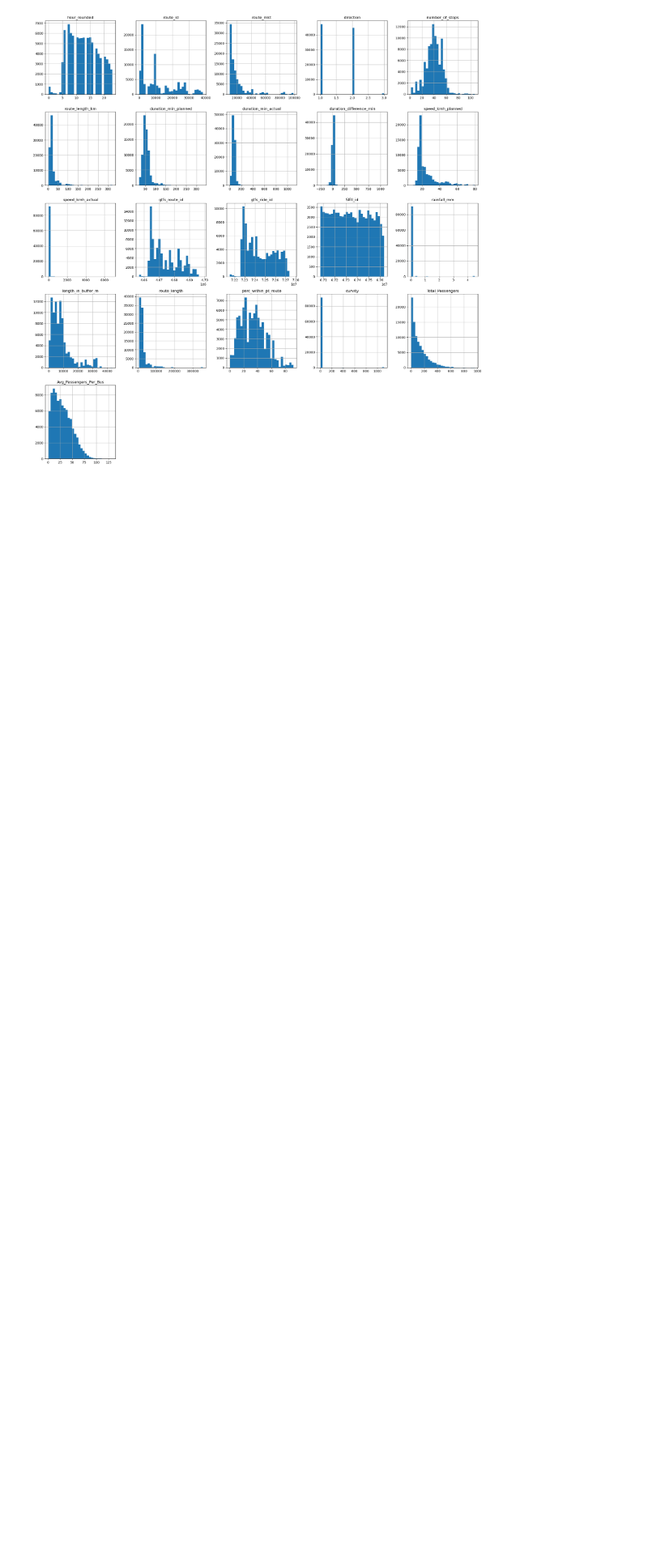
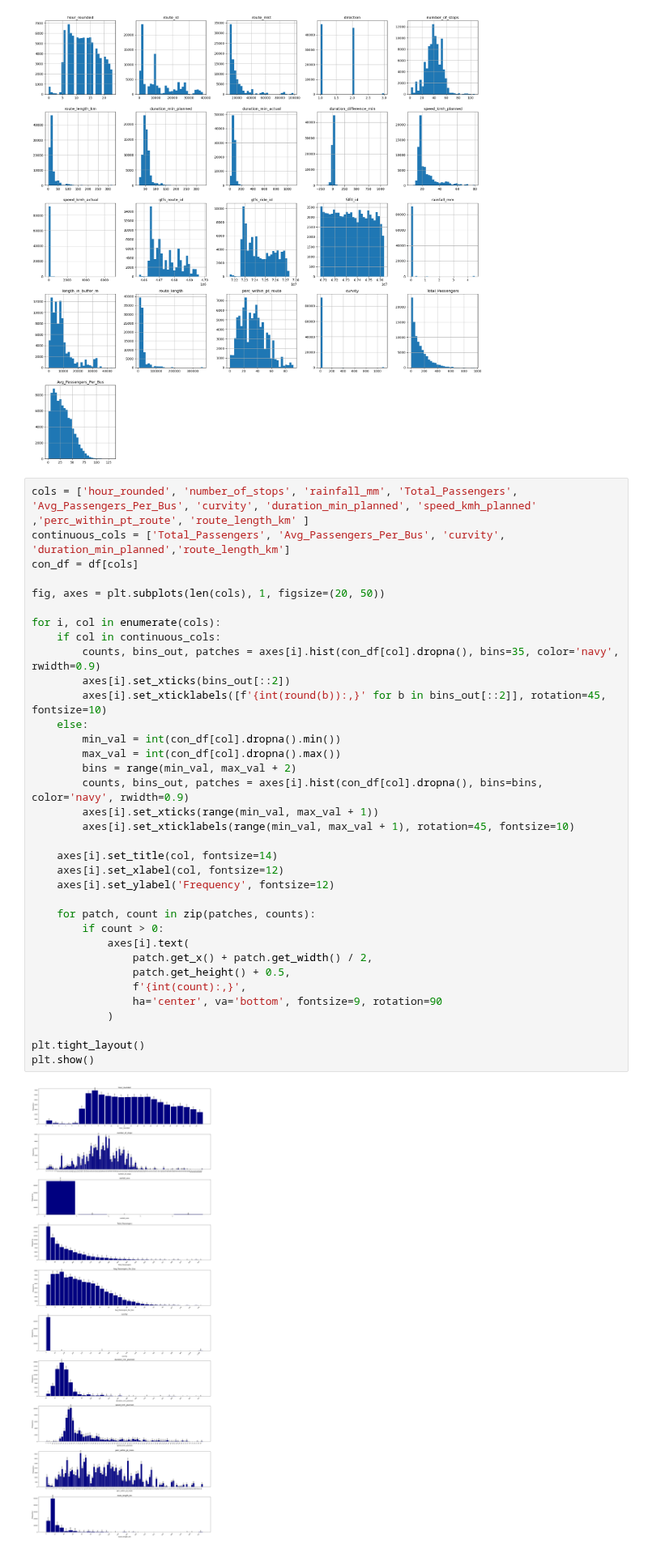
Before and after one commit to ofer-geo/public_transport_ML, a Jupyter notebook: notebooks/EDA_recovered.ipynb, the cells around one changed output. Shown at 81% size. Drawn from its saved outputs; the diff is of its cells as text; blank space fills up the shorter version.

```diff
--- a/notebooks/EDA_recovered.ipynb
+++ b/notebooks/EDA_recovered.ipynb
@@ -306,6 +307,43 @@ plt.tight_layout()
 plt.show()
 # %% [output]
 [figure]
+# %%
+cols = ['hour_rounded', 'number_of_stops', 'rainfall_mm', 'Total_Passengers', 'Avg_Passengers_Per_Bus', 'curvity', 'duration_min_planned', 'speed_kmh_planned' ,'perc_within_pt_route', 'route_length_km' ]
+continuous_cols = ['Total_Passengers', 'Avg_Passengers_Per_Bus', 'curvity', 'duration_min_planned','route_length_km']
+con_df = df[cols]
+
+fig, axes = plt.subplots(len(cols), 1, figsize=(20, 50))
+
+for i, col in enumerate(cols):
+    if col in continuous_cols:
+        counts, bins_out, patches = axes[i].hist(con_df[col].dropna(), bins=35, color='navy', rwidth=0.9)
+        axes[i].set_xticks(bins_out[::2])
+        axes[i].set_xticklabels([f'{int(round(b)):,}' for b in bins_out[::2]], rotation=45, fontsize=10)
+    else:
+        min_val = int(con_df[col].dropna().min())
+        max_val = int(con_df[col].dropna().max())
+        bins = range(min_val, max_val + 2)
+        counts, bins_out, patches = axes[i].hist(con_df[col].dropna(), bins=bins, color='navy', rwidth=0.9)
+        axes[i].set_xticks(range(min_val, max_val + 1))
+        axes[i].set_xticklabels(range(min_val, max_val + 1), rotation=45, fontsize=10)
+
+    axes[i].set_title(col, fontsize=14)
+    axes[i].set_xlabel(col, fontsize=12)
+    axes[i].set_ylabel('Frequency', fontsize=12)
+
+    for patch, count in zip(patches, counts):
+        if count > 0:
+            axes[i].text(
+                patch.get_x() + patch.get_width() / 2,
+                patch.get_height() + 0.5,
+                f'{int(count):,}',
+                ha='center', va='bottom', fontsize=9, rotation=90
+            )
+
+plt.tight_layout()
+plt.show()
+# %% [output]
+[figure, added]
 # %%
 fig, axes = plt.subplots(n_rows, n_cols, figsize=(20, 4 * n_rows))
 axes = axes.flatten()
```
Also changed, not shown: parts of 7 cells of this notebook, 2 other files.
